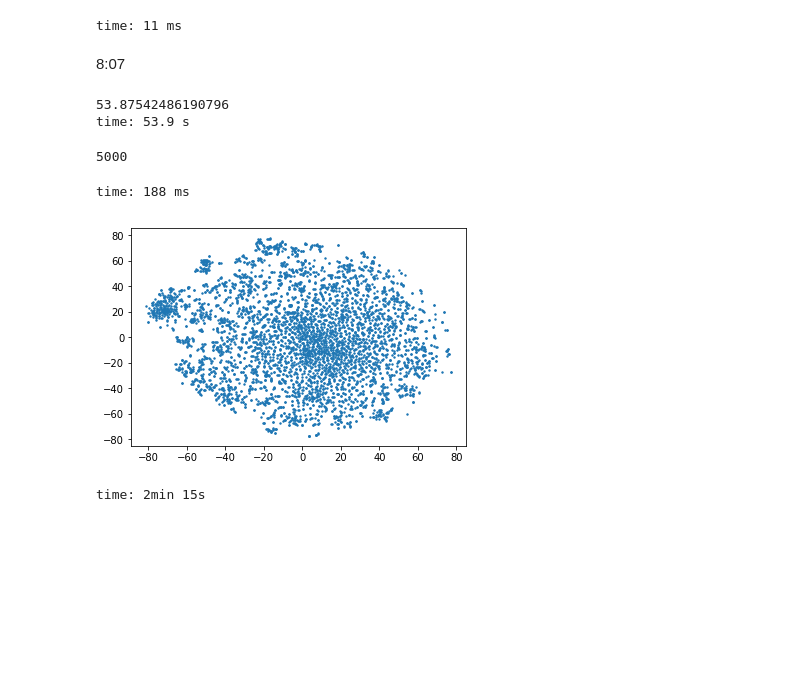
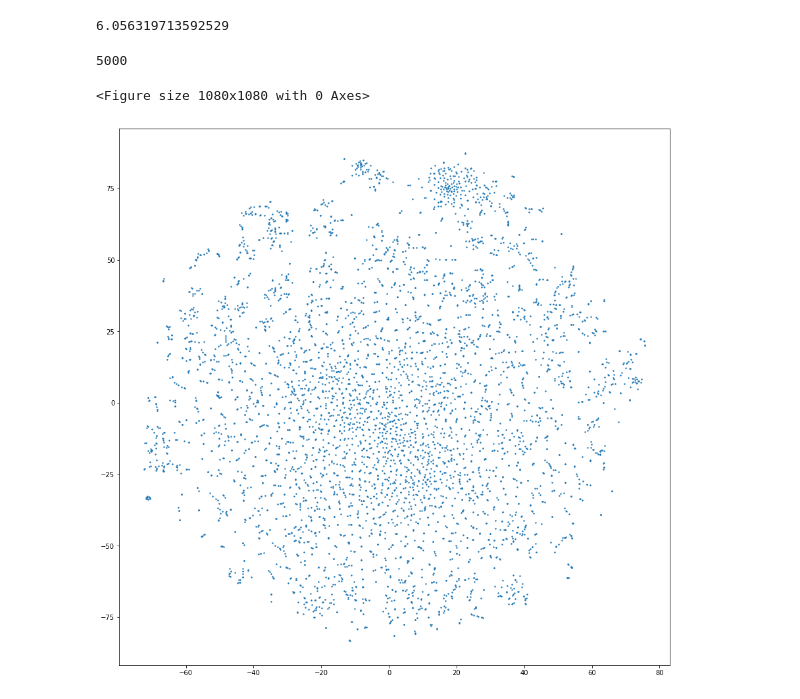
Before and after one commit to YData123/sds171, a Jupyter notebook: labs/lab09/lab09.ipynb, the cells around one changed output. Drawn from its saved outputs; the diff is of its cells as text; code cells hidden in the pictures; blank space fills up the shorter version.

```diff
--- a/labs/lab09/lab09.ipynb
+++ b/labs/lab09/lab09.ipynb
@@ -11,7 +11,6 @@ from sklearn.manifold import TSNE
 %matplotlib inline
 # %%
 def generate_tsne_for_voc(model, voc):
-
     arr = np.empty((0,100), dtype='f')
     for w in voc:
         wrd_vector = model[w]
@@ -25,56 +24,55 @@ def generate_tsne_for_voc(model, voc):
     x_coord = Y[:, 0]
     y_coord = Y[:, 1]
     # display scatter plot
-    size=2
+    plt.figure(figsize=(15,15))
     plt.scatter(x_coord, y_coord, s=2)
     plt.show()
-    return Y
+    return (Y,voc)
 
 
-def display_tsne_words(Y, voc, input_words, size1=2, size2=10, offset=5):
+def display_tsne_words(Z, input_words, size1=2, size2=50, offset=5):
+    Y = Z[0]
+    voc = Z[1]
     x_coord = Y[:, 0]
     y_coord = Y[:, 1]
     # display scatter plot
-    size=2
+    plt.figure(figsize=(15,15))
     plt.scatter(x_coord, y_coord, s=size1)
-
     for w in np.arange(len(input_words)):
         index = voc.index(input_words[w])
         plt.scatter(x_coord[index], y_coord[index],s=size2)
         plt.annotate(input_words[w], xy=(x_coord[index],y_coord[index]), \
                      xytext=(w*offset,w*offset), textcoords='offset points')
     plt.show()
-# %% [output]
-time: 11 ms
-# %% [markdown]
-8:07
 # %%
 from collections import Counter
 import time
-from nltk import word_tokenize
+import nltk
+
+import logging
+logging.basicConfig(format='%(asctime)s : %(levelname)s : %(message)s', level=logging.ERROR)
+logging.root.level = logging.CRITICAL
 
 s = time.time()
-fdist = Counter()
-for rec in open ('text8', 'r'):
+voc = Counter()
+for rec in open ('../lab08/text8', 'r'):
     rec = rec.strip()
-    fdist.update(word_tokenize(rec))
+    voc.update(rec.split())
 print(time.time()-s)
 # %% [output]
-53.87542486190796
-time: 53.9 s
+6.056319713592529
 # %%
-words = fdist.most_common(5100)[100:]
-voc = [word[0] for word in words]
-len(voc)
+words = voc.most_common(5100)[100:]
+vocab = [word[0] for word in words]
+len(vocab)
 # %% [output]
 5000
-time: 188 ms
 # %%
-#Z = generate_tsne_for_voc(glove, voc)
-filtered_voc = [w for w in voc if w in glove.vocab]
+%%time
+filtered_voc = [w for w in vocab if w in glove.vocab]
 len(filtered_voc)
 plt.figure(figsize=(15,15))
 Z = generate_tsne_for_voc(glove, filtered_voc)
 # %% [output]
+<Figure size 1080x1080 with 0 Axes>
-[figure, old version]
+[figure, new version]
-time: 2min 15s
```
Also changed, not shown: parts of 3 cells of this notebook.
